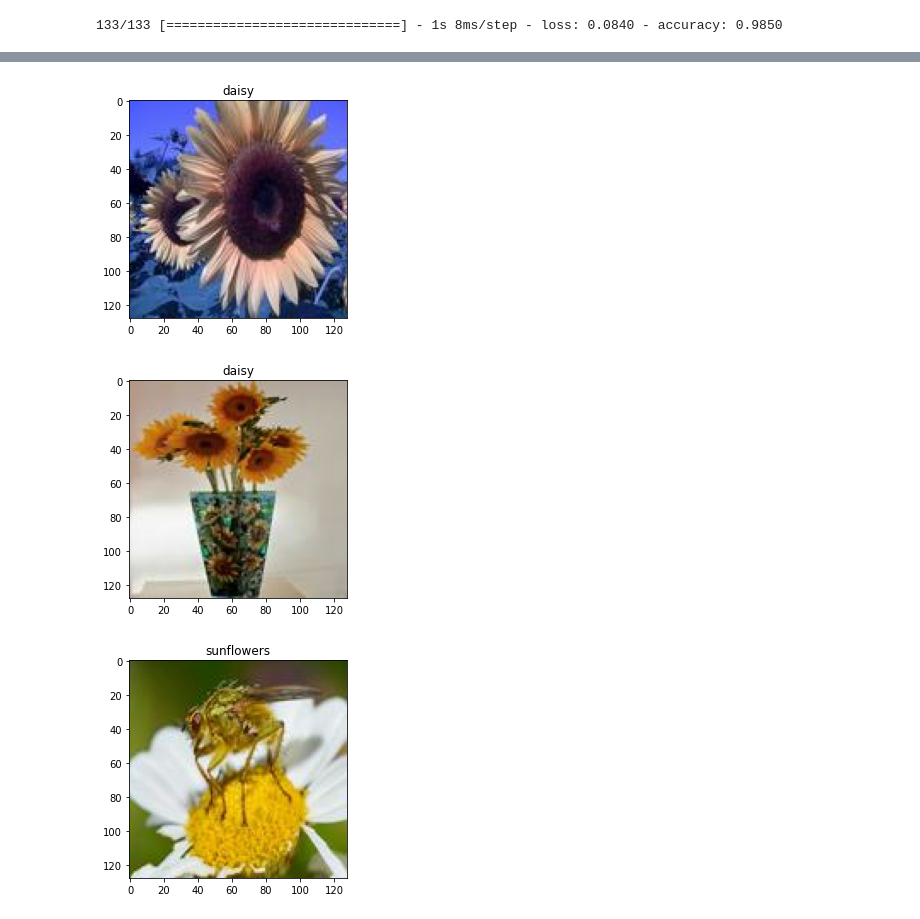
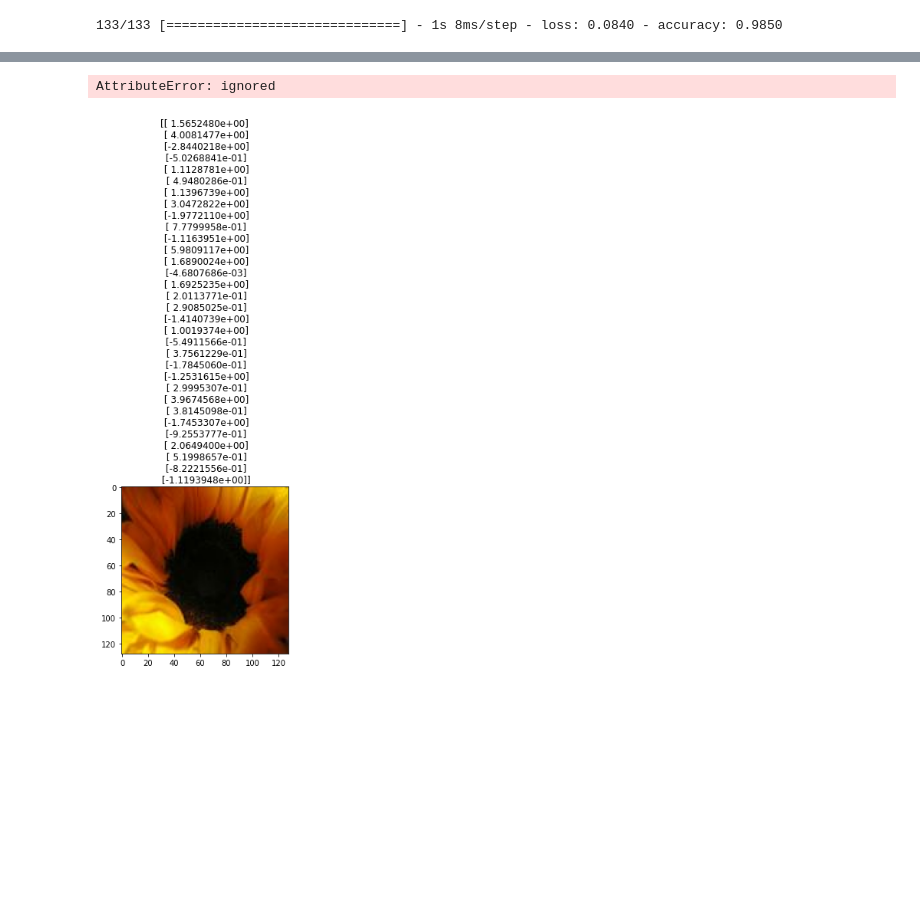
Before and after one commit to jhmuller/pretrain, a Jupyter notebook: pretrain.ipynb, the cells around one changed output, grey strips where cells are left out. Cells and saved outputs as stored; diff of their text form; code cells hidden in the pictures; blank space fills up the shorter version.

```diff
--- a/pretrain.ipynb
+++ b/pretrain.ipynb
@@ -178,6 +178,7 @@ for images, labels in val_ds.take(1):
         if label != pred_labels[i]:
             ax = plt.subplot()
             plt.imshow(images[i].numpy().astype("uint8"))
-            plt.title(class_names[pred_labels[i]])
+            title  = f"{res}, class_names[pred_labels[i]]"
+            plt.title(title)
             plt.show()
 # %% [output]
@@ -185,3 +186,2 @@ for images, labels in val_ds.take(1):
+AttributeError: ignored
-[figure, old version]
+[figure, new version]
-[figure, removed]
-[figure, removed]
```
Also changed, not shown: parts of 1 cell of this notebook.
